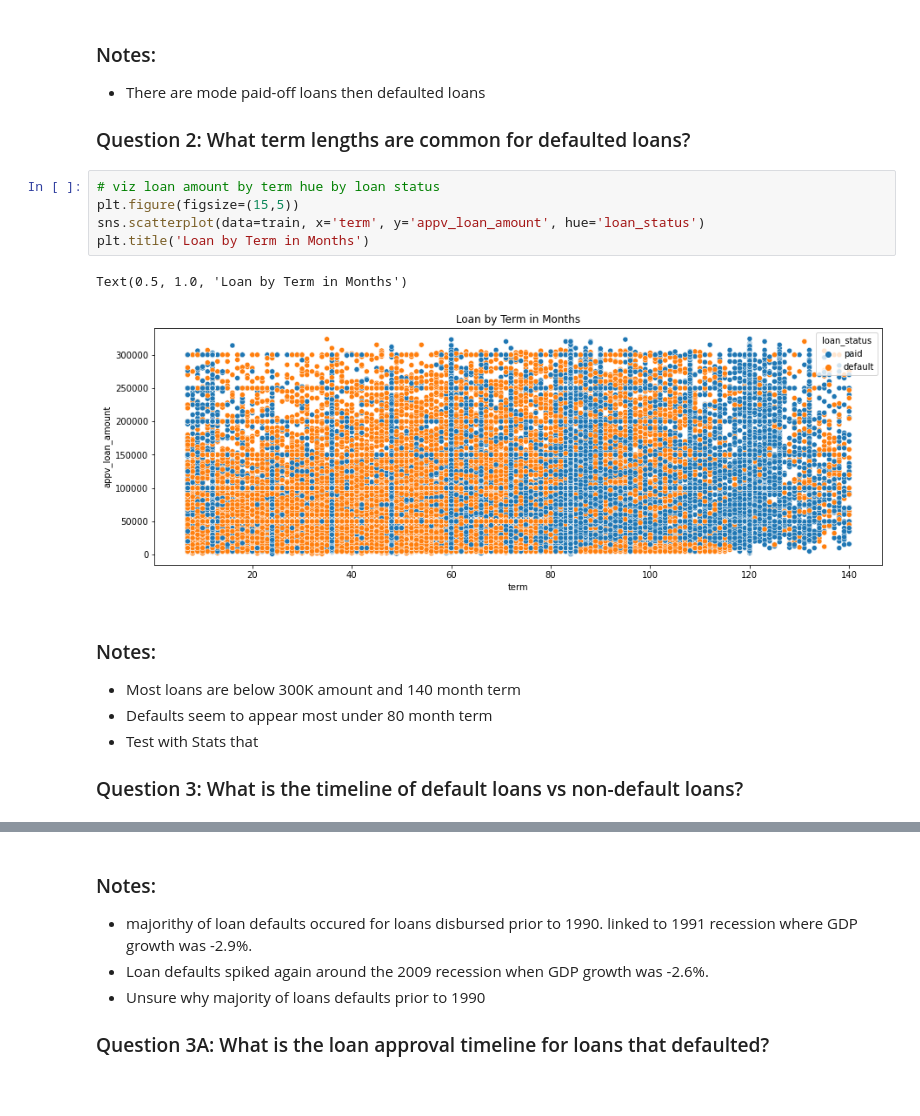
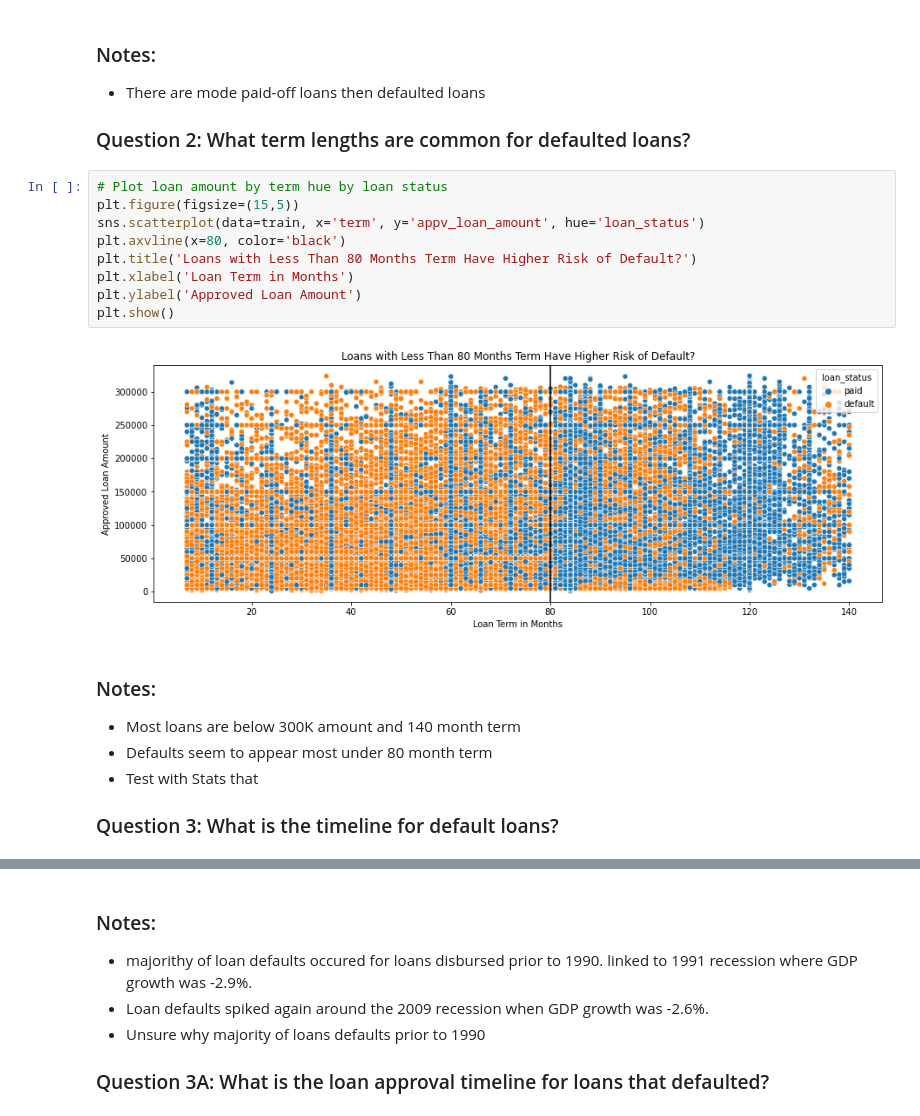
Before and after one commit to kanieladenis/individual_project, a Jupyter notebook: individual_project_sba_loans_working_copy.ipynb, the cells around one changed output, grey strips where cells are left out. Cells and saved outputs as stored; diff of their text form; blank space fills up the shorter version.

```diff
--- a/individual_project_sba_loans_working_copy.ipynb
+++ b/individual_project_sba_loans_working_copy.ipynb
@@ -687,18 +724,21 @@ train[train.loan_status=='default'].shape[0], train[train.loan_status=='paid'].s
 
 ### Question 2: What term lengths are common for defaulted loans?
 # %%
-# viz loan amount by term hue by loan status
+# Plot loan amount by term hue by loan status
 plt.figure(figsize=(15,5))
 sns.scatterplot(data=train, x='term', y='appv_loan_amount', hue='loan_status')
-plt.title('Loan by Term in Months')
+plt.axvline(x=80, color='black')
+plt.title('Loans with Less Than 80 Months Term Have Higher Risk of Default?')
+plt.xlabel('Loan Term in Months')
+plt.ylabel('Approved Loan Amount')
+plt.show()
 # %% [output]
-Text(0.5, 1.0, 'Loan by Term in Months')
-[figure, old version]
+[figure, new version]
 # %% [markdown]
 ### Notes:
 - Most loans are below 300K amount and 140 month term
 - Defaults seem to appear most under 80 month term
 - Test with Stats that
 
-### Question 3: What is the timeline of default loans vs non-default loans?
+### Question 3: What is the timeline for default loans?
 # %%
```
Also changed, not shown: parts of 33 cells of this notebook, 8 other files.
